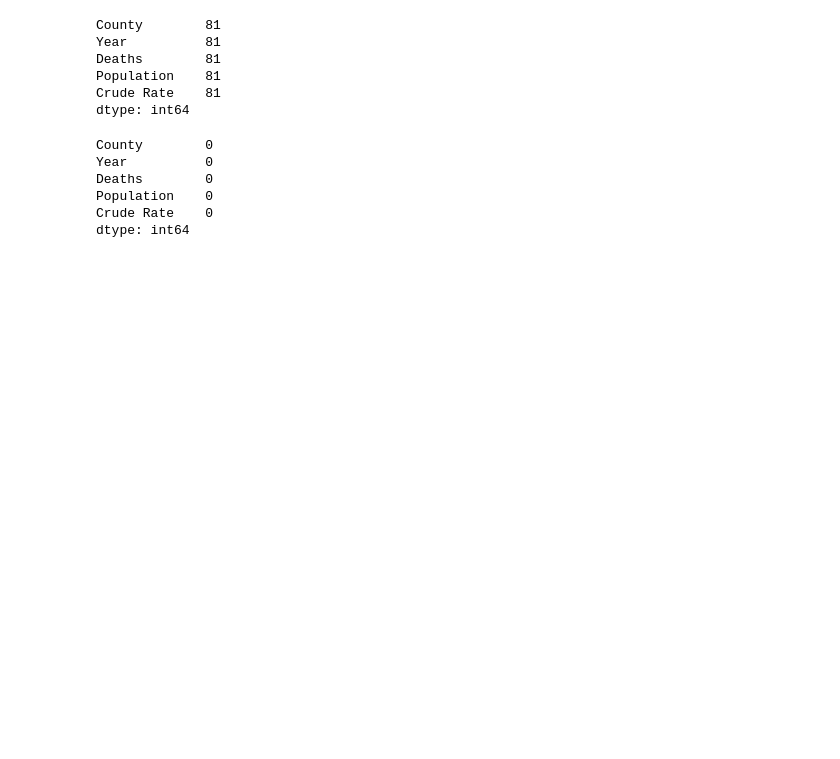
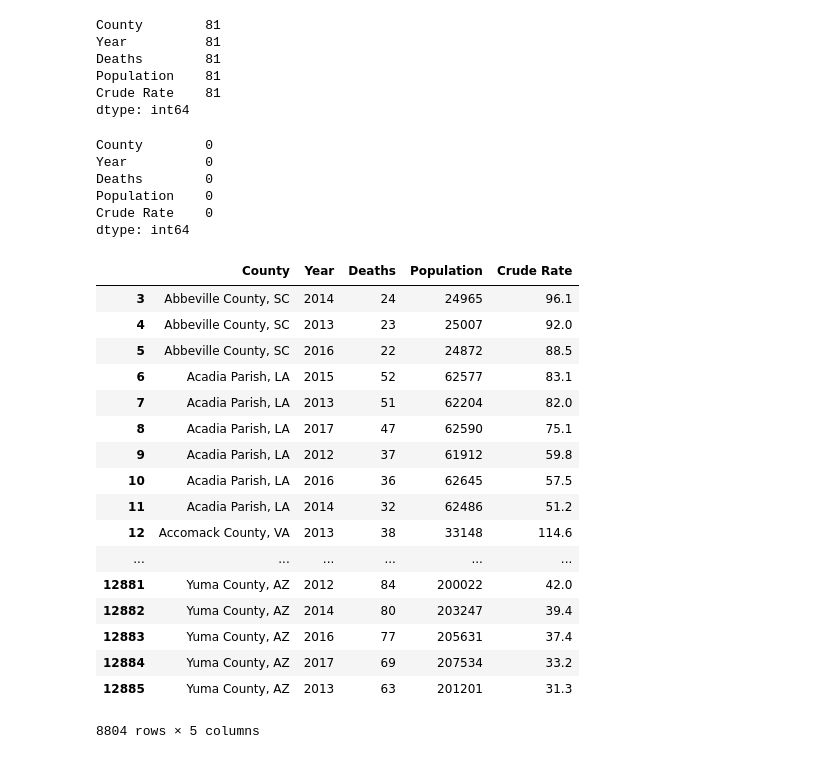
Before and after one commit to gretelup/dataviz-project1, a Jupyter notebook: cleaning_CDC_Data.ipynb, the cells around one changed output. Cells and saved outputs as stored; diff of their text form; code cells hidden in the pictures; blank space fills up the shorter version.

```diff
--- a/cleaning_CDC_Data.ipynb
+++ b/cleaning_CDC_Data.ipynb
@@ -45,7 +45,27 @@ dtype: int64
 # %%
 # For county dataframe, remove unreliable rows and verify no more junk rows
 county_df = county_df[county_df["Crude Rate"] != "Unreliable"]
 county_df = county_df[county_df["Deaths"] != "Missing"]
+county_df
+# %% [output]
+|  | County | Year | Deaths | Population | Crude Rate |
+| 3 | Abbeville County, SC | 2014 | 24 | 24965 | 96.1 |
+| 4 | Abbeville County, SC | 2013 | 23 | 25007 | 92.0 |
+| 5 | Abbeville County, SC | 2016 | 22 | 24872 | 88.5 |
+| 6 | Acadia Parish, LA | 2015 | 52 | 62577 | 83.1 |
+| 7 | Acadia Parish, LA | 2013 | 51 | 62204 | 82.0 |
+| 8 | Acadia Parish, LA | 2017 | 47 | 62590 | 75.1 |
+| 9 | Acadia Parish, LA | 2012 | 37 | 61912 | 59.8 |
+| 10 | Acadia Parish, LA | 2016 | 36 | 62645 | 57.5 |
+| 11 | Acadia Parish, LA | 2014 | 32 | 62486 | 51.2 |
+| 12 | Accomack County, VA | 2013 | 38 | 33148 | 114.6 |
+| ... | ... | ... | ... | ... | ... |
+| 12881 | Yuma County, AZ | 2012 | 84 | 200022 | 42.0 |
+| 12882 | Yuma County, AZ | 2014 | 80 | 203247 | 39.4 |
+| 12883 | Yuma County, AZ | 2016 | 77 | 205631 | 37.4 |
+| 12884 | Yuma County, AZ | 2017 | 69 | 207534 | 33.2 |
+| 12885 | Yuma County, AZ | 2013 | 63 | 201201 | 31.3 |
+8804 rows × 5 columns
 # %%
 # Cast "Year", "Deaths", and "Population" columns as integers; Crude Rate as float
 lung_df["Year"] = lung_df["Year"].astype(int)
```
Also changed, not shown: parts of 2 cells of this notebook, 5 other files.
